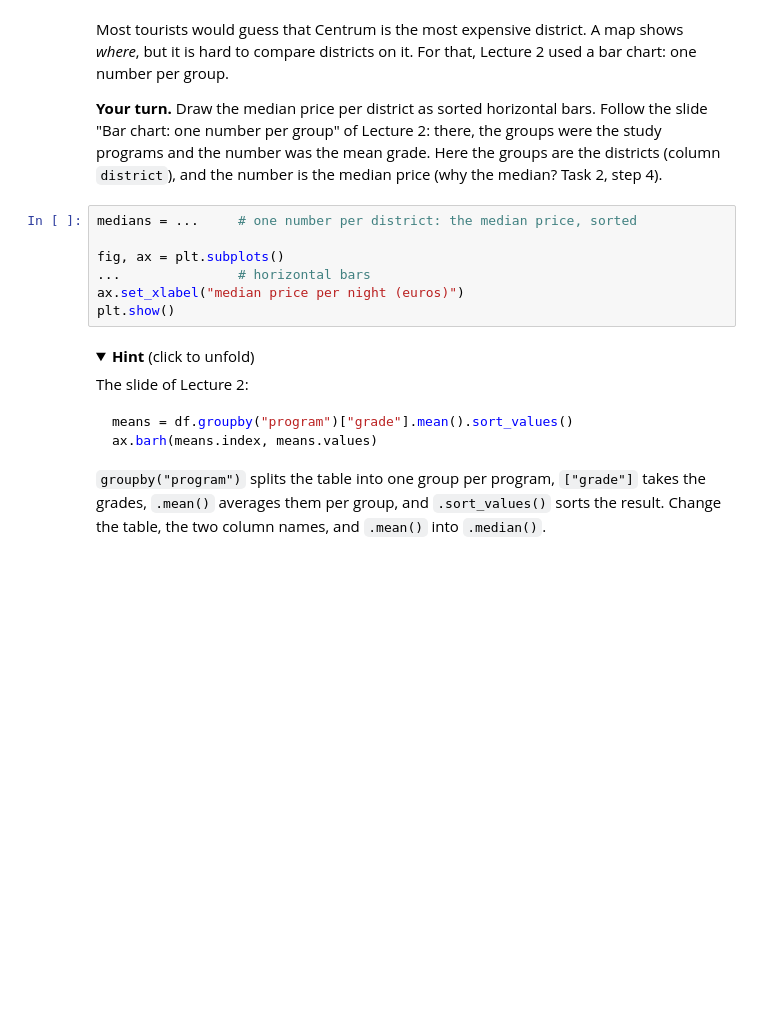
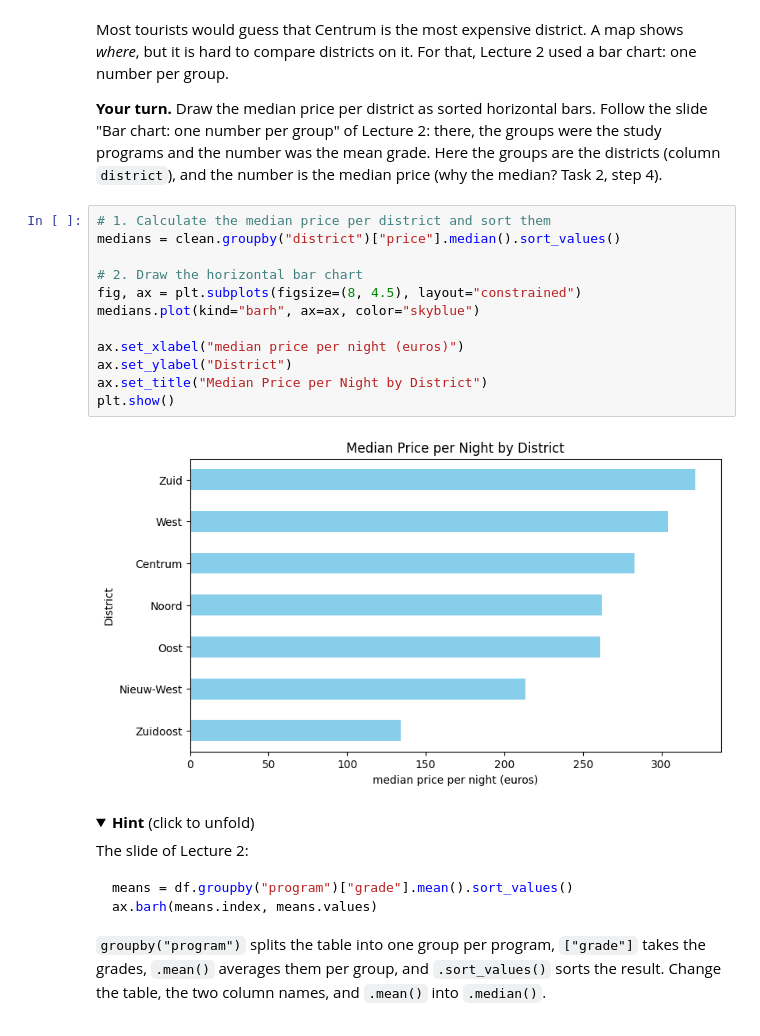
Before and after one commit to ZhangPeiLin2004/Machine_Learning, a Jupyter notebook: lab01.ipynb, the cells around one changed output. Drawn from its saved outputs; the diff is of its cells as text; folded sections open; blank space fills up the shorter version.

```diff
--- a/lab01.ipynb
+++ b/lab01.ipynb
@@ -526,12 +528,19 @@ Most tourists would guess that Centrum is the most expensive district. A map sho
 
 **Your turn.** Draw the median price per district as sorted horizontal bars. Follow the slide "Bar chart: one number per group" of Lecture 2: there, the groups were the study programs and the number was the mean grade. Here the groups are the districts (column `district`), and the number is the median price (why the median? Task 2, step 4).
 # %%
-medians = ...     # one number per district: the median price, sorted
+# 1. Calculate the median price per district and sort them
+medians = clean.groupby("district")["price"].median().sort_values()
 
-fig, ax = plt.subplots()
-...               # horizontal bars
+# 2. Draw the horizontal bar chart
+fig, ax = plt.subplots(figsize=(8, 4.5), layout="constrained")
+medians.plot(kind="barh", ax=ax, color="skyblue")
+
 ax.set_xlabel("median price per night (euros)")
+ax.set_ylabel("District")
+ax.set_title("Median Price per Night by District")
 plt.show()
+# %% [output]
+[figure, added]
 # %% [markdown]
 <details><summary><b>Hint</b> (click to unfold)</summary>
 
```
Also changed, not shown: parts of 11 cells of this notebook.
